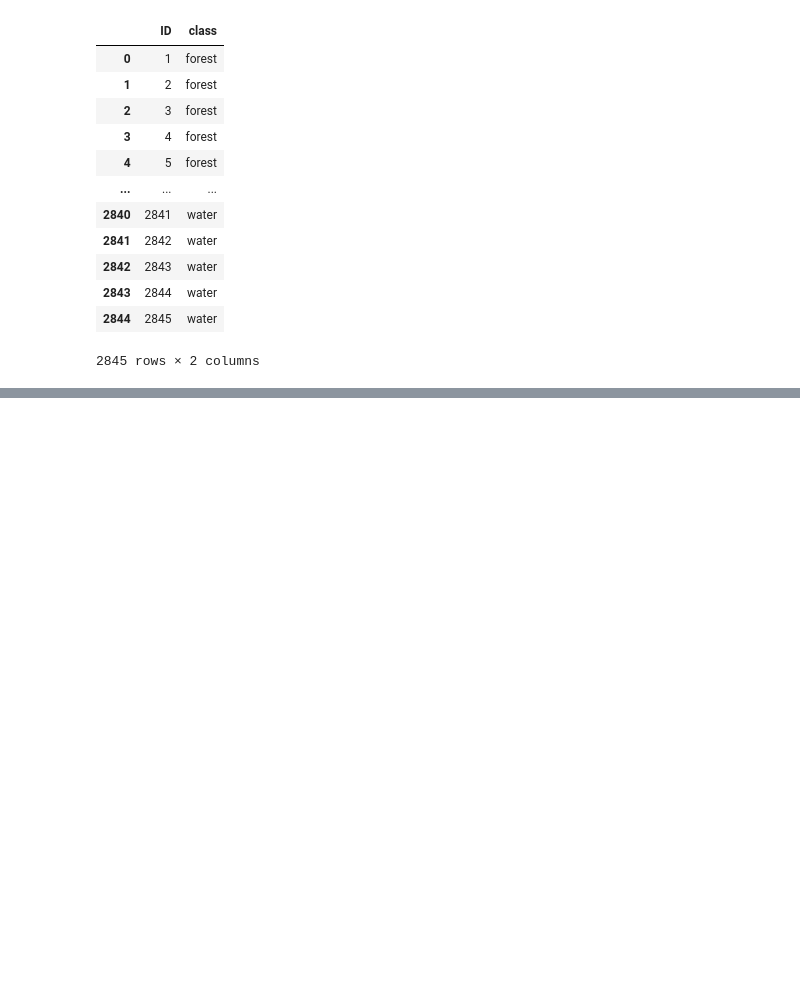
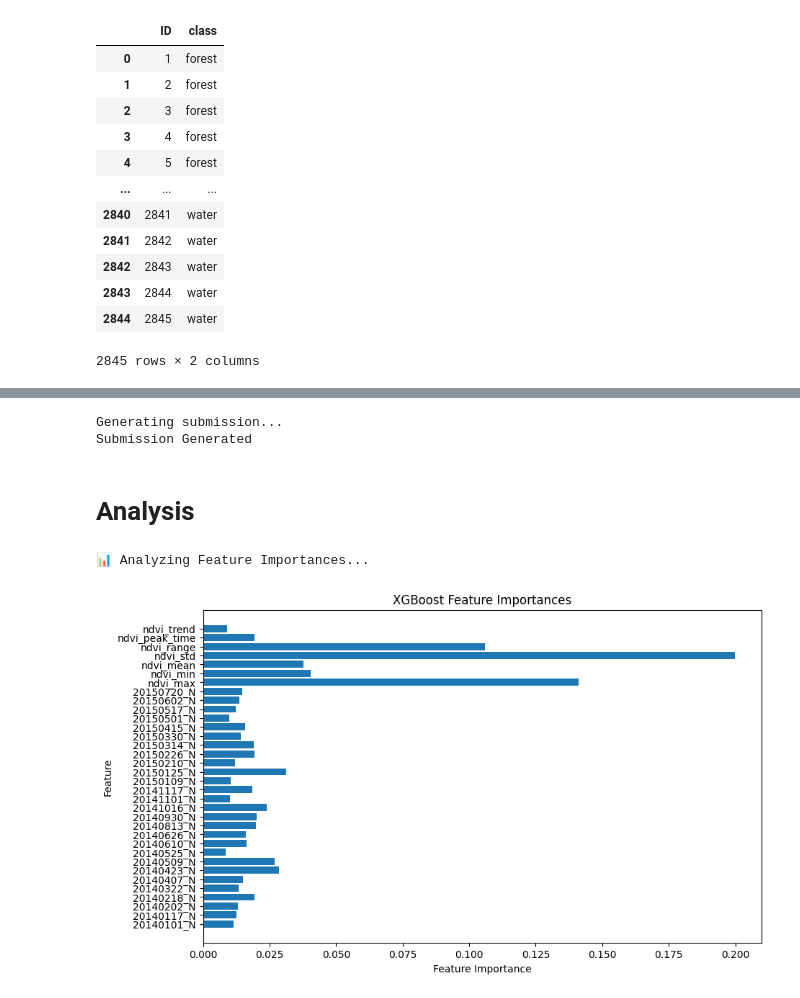
Before and after one commit to MrRogueKnight/IITG_Summer_Analytics_2025_Data_Analysis, a Jupyter notebook: Summer Analytics - Hackathon.ipynb, the cells around one changed output, grey strips where cells are left out. Saved outputs shown, nothing was run; the diff lists cells and outputs as text; code cells hidden in the pictures; blank space fills up the shorter version.

Commit message:
Kaggle Notebook | NDVI Land Cover Classification | Version 16

```diff
--- a/Summer Analytics - Hackathon.ipynb
+++ b/Summer Analytics - Hackathon.ipynb
@@ -751,0 +206,13 @@ total 0
+# %%
+X = train_data.drop(columns=['ID', 'class'])
+y = train_data['class']
+X_test = test_data.drop(columns=['ID'])
+test_ids = test_data['ID']
+# %%
+ndvi_cols = sorted([col for col in X.columns if '_N' in col], key=lambda d: int(d.split('_')[0]))
+
+X = X[ndvi_cols]
+X_test = X_test[ndvi_cols]
+
+X = X.interpolate(method='linear', axis=1, limit_direction='both')
+X_test = X_test.interpolate(method='linear', axis=1, limit_direction='both')
@@ -751,0 +283,28 @@ total 0
+# %%
+print("Generating submission...")
+best_model = grid_search.best_estimator_
+test_preds_enc = best_model.predict(X_test)
+test_preds = le.inverse_transform(test_preds_enc)
+
+submission = pd.DataFrame({'ID': test_ids, 'class': test_preds})
+submission.to_csv('submission.csv', index=False)
+
+print("Submission Generated")
+# %% [output]
+Generating submission...
+Submission Generated
+# %% [markdown]
+# Analysis
+# %%
+# Feature Importance Check: Added this to understand which features matter most
+import matplotlib.pyplot as plt
+print("📊 Analyzing Feature Importances...")
+plt.figure(figsize=(10, 6))
+plt.barh(X.columns, best_model.feature_importances_)
+plt.xlabel("Feature Importance")
+plt.ylabel("Feature")
+plt.title("XGBoost Feature Importances")
+plt.show()
+# %% [output]
+📊 Analyzing Feature Importances...
+[figure, added]
```
Also changed, not shown: parts of 16 cells of this notebook.
